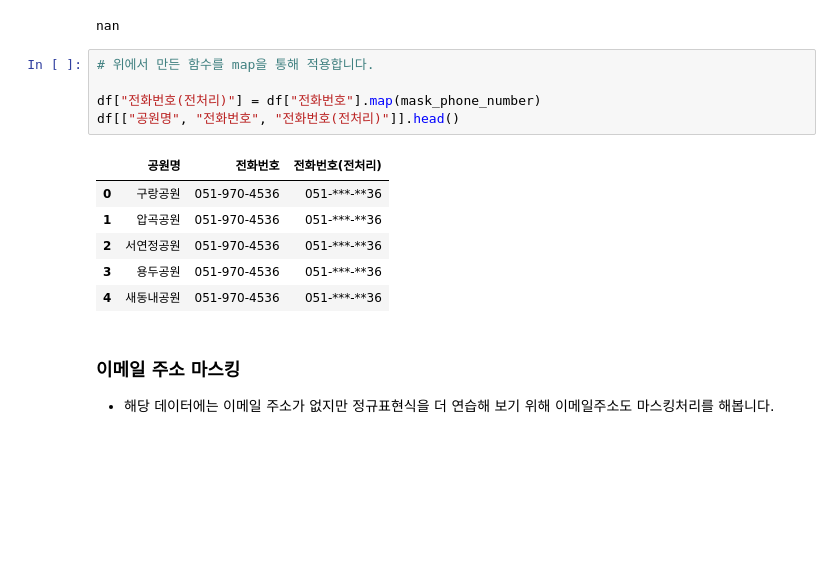
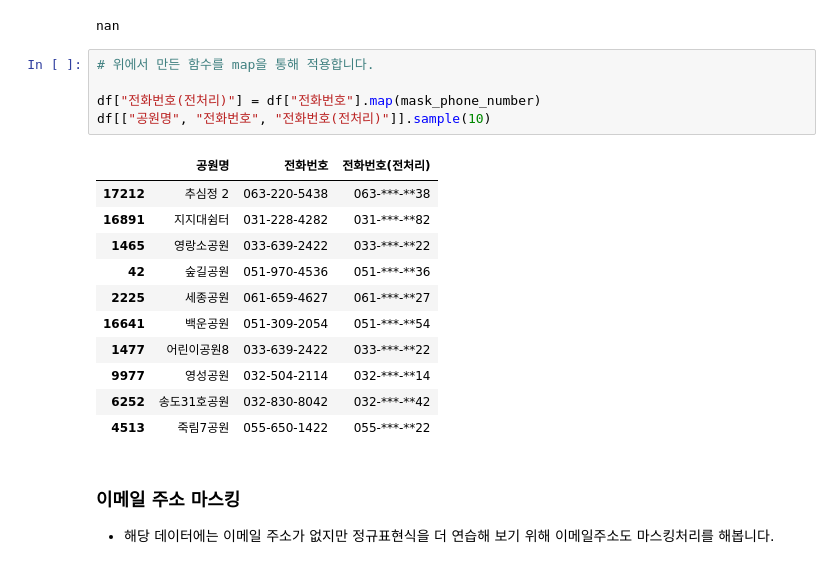
Before and after one commit to corazzon/open-data-analysis-basic, a Jupyter notebook: 05-park-output.ipynb, the cells around one changed output. Drawn from its saved outputs; the diff is of its cells as text; blank space fills up the shorter version.

```diff
--- a/05-park-output.ipynb
+++ b/05-park-output.ipynb
@@ -842,15 +839,20 @@ nan
 # %%
 # 위에서 만든 함수를 map을 통해 적용합니다.
 
 df["전화번호(전처리)"] = df["전화번호"].map(mask_phone_number)
-df[["공원명", "전화번호", "전화번호(전처리)"]].head()
+df[["공원명", "전화번호", "전화번호(전처리)"]].sample(10)
 # %% [output]
 |  | 공원명 | 전화번호 | 전화번호(전처리) |
-| 0 | 구랑공원 | 051-970-4536 | 051-***-**36 |
-| 1 | 압곡공원 | 051-970-4536 | 051-***-**36 |
-| 2 | 서연정공원 | 051-970-4536 | 051-***-**36 |
-| 3 | 용두공원 | 051-970-4536 | 051-***-**36 |
-| 4 | 새동내공원 | 051-970-4536 | 051-***-**36 |
+| 17212 | 추심정 2 | 063-220-5438 | 063-***-**38 |
+| 16891 | 지지대쉼터 | 031-228-4282 | 031-***-**82 |
+| 1465 | 영랑소공원 | 033-639-2422 | 033-***-**22 |
+| 42 | 숲길공원 | 051-970-4536 | 051-***-**36 |
+| 2225 | 세종공원 | 061-659-4627 | 061-***-**27 |
+| 16641 | 백운공원 | 051-309-2054 | 051-***-**54 |
+| 1477 | 어린이공원8 | 033-639-2422 | 033-***-**22 |
+| 9977 | 영성공원 | 032-504-2114 | 032-***-**14 |
+| 6252 | 송도31호공원 | 032-830-8042 | 032-***-**42 |
+| 4513 | 죽림7공원 | 055-650-1422 | 055-***-**22 |
 # %% [markdown]
 ### 이메일 주소 마스킹
 * 해당 데이터에는 이메일 주소가 없지만 정규표현식을 더 연습해 보기 위해 이메일주소도 마스킹처리를 해봅니다.
```
Also changed, not shown: parts of 20 cells of this notebook, 2 other files.
